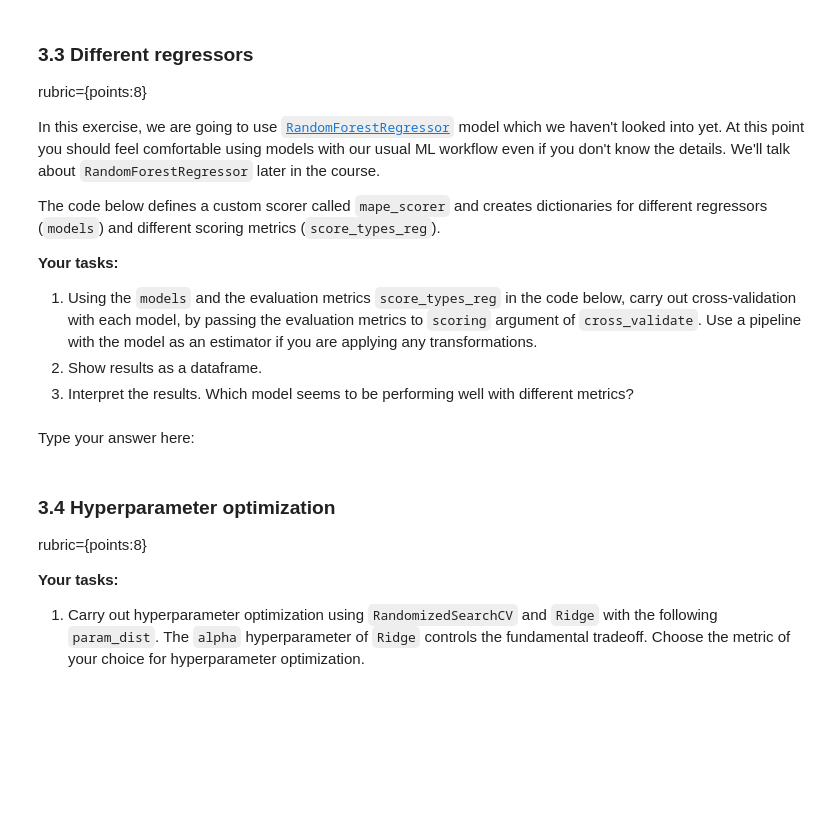
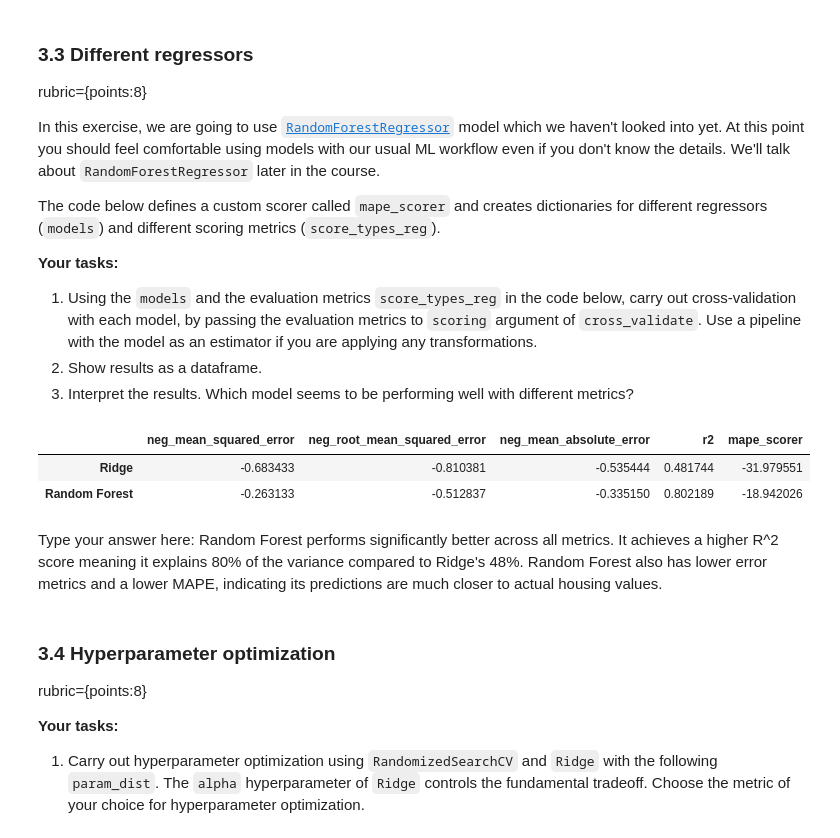
Before and after one commit to hansdevs/cs4320, a Jupyter notebook: homework5/CS4320_HW5.ipynb, the cells around one changed output. Drawn from its saved outputs; the diff is of its cells as text; code cells hidden in the pictures; blank space fills up the shorter version.

```diff
--- a/homework5/CS4320_HW5.ipynb
+++ b/homework5/CS4320_HW5.ipynb
@@ -477,0 +476,21 @@ rubric={points:10}
+# %%
+train_housing_df, test_housing_df = train_test_split(housing_df, test_size=0.2, random_state=123)
+
+print("Train split shape:", train_housing_df.shape)
+print("\nFirst few rows:")
+print(train_housing_df.head())
+print("\nData types:")
+print(train_housing_df.dtypes)
+print("\nBasic statistics:")
+print(train_housing_df.describe())
+
+
+X_train_housing = train_housing_df.drop(columns=['MedHouseVal'])
+y_train_housing = train_housing_df['MedHouseVal']
+
+X_test_housing = test_housing_df.drop(columns=['MedHouseVal'])
+y_test_housing = test_housing_df['MedHouseVal']
+
+housing_preprocessor = StandardScaler()
+
+print("\nFeatures:", X_train_housing.columns.tolist())
@@ -521,5 +565,19 @@ score_types_reg = {
-# %% [markdown]
-Type your answer here:
+# %%
+results = {}
+
+for model_name, model in models.items():
+    pipe = make_pipeline(housing_preprocessor, model)
+    scores = cross_validate(pipe, X_train_housing, y_train_housing, cv=5, scoring=score_types_reg, return_train_score=False)
+    results[model_name] = {metric: scores[f'test_{metric}'].mean() for metric in score_types_reg.keys()}
+
+results_df = pd.DataFrame(results).T
+results_df
+# %% [output]
+|  | neg_mean_squared_error | neg_root_mean_squared_error | neg_mean_absolute_error | r2 | mape_scorer |
+| Ridge | -0.683433 | -0.810381 | -0.535444 | 0.481744 | -31.979551 |
+| Random Forest | -0.263133 | -0.512837 | -0.335150 | 0.802189 | -18.942026 |
+# %% [markdown]
+Type your answer here: Random Forest performs significantly better across all metrics. It achieves a higher R^2 score meaning it explains 80% of the variance compared to Ridge's 48%. Random Forest also has lower error metrics and a lower MAPE, indicating its predictions are much closer to actual housing values.
 # %% [markdown]
 ### 3.4 Hyperparameter optimization
 rubric={points:8}
```
Also changed, not shown: parts of 19 cells of this notebook.
